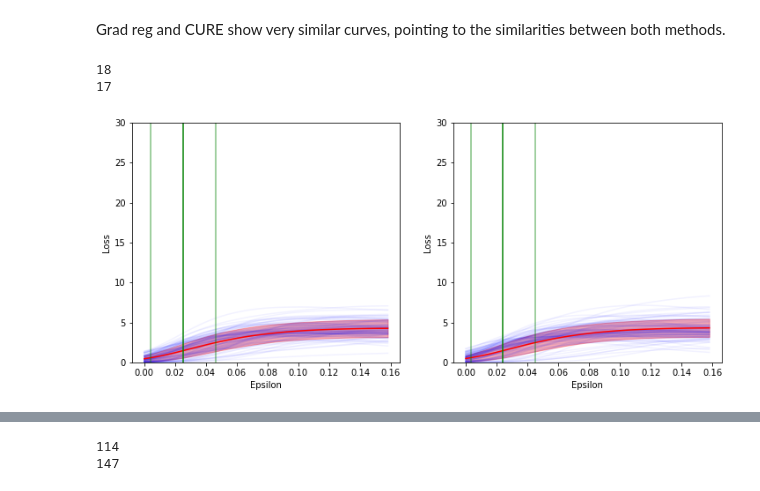
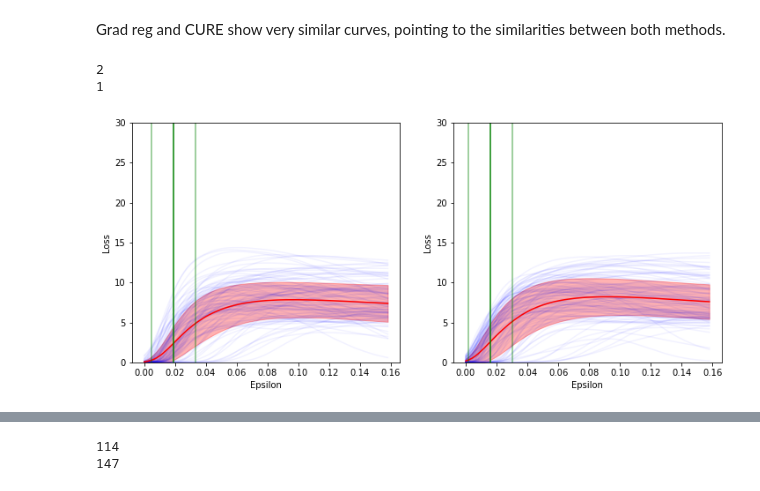
Before and after one commit to CarlosGomes98/false_sense_of_security, a Jupyter notebook: notebooks/Plot_Along_Grad.ipynb, the cells around one changed output, grey strips where cells are left out. Saved outputs shown, nothing was run; the diff lists cells and outputs as text; code cells hidden in the pictures.

```diff
--- a/notebooks/Plot_Along_Grad.ipynb
+++ b/notebooks/Plot_Along_Grad.ipynb
@@ -56,8 +56,14 @@ pgd_model.load_state_dict(torch.load("../models/pgd_e16_20e.model", map_location
 pgd_model_small = CIFAR_Res_Net().eval().to(device)
 pgd_model_small.load_state_dict(torch.load("../models/pgd_e8_20e.model", map_location=device))
 grad_reg_model = CIFAR_Res_Net().eval().to(device)
-grad_reg_model.load_state_dict(torch.load("../models/grad_reg_ld01_20e.model", map_location=device))
+grad_reg_model.load_state_dict(torch.load("../models/jac_regularization_ld01_20.model", map_location=device))
+grad_reg_model_1 = CIFAR_Res_Net().eval().to(device)
+grad_reg_model_1.load_state_dict(torch.load("../models/jac_regularization_ld1_20.model", map_location=device))
+grad_reg_model_05 = CIFAR_Res_Net().eval().to(device)
+grad_reg_model_05.load_state_dict(torch.load("../models/jac_regularization_ld05_20.model", map_location=device))
 cure = CUREResNet18().to(device).eval()
 cure[1].load_state_dict(torch.load("../models/RN18_CURE.pth", map_location=device)['net'])
+step = StepResNet18().to(device).eval()
+step.load_state_dict(torch.load("../models/rn18_std_step_convergence1.pt", map_location=device)['model_state_dict'])
 # %% [output]
 <All keys matched successfully>
@@ -172,8 +144,8 @@ plot_along_grad_n(pgd_model_small, [train_dataset, test_dataset], batch_size, 10
 # %% [markdown]
 Grad reg and CURE show very similar curves, pointing to the similarities between both methods.
 # %%
-plot_along_grad_n(grad_reg_model, [train_dataset, test_dataset], batch_size, 10000, device=device)
+plot_along_grad_n(grad_reg_model, [train_dataset, test_dataset], batch_size, 1000, device=device)
 # %% [output]
-18
-17
+2
+1
-[figure, old version]
+[figure, new version]
```
Also changed, not shown: parts of 15 cells of this notebook, 5 other files.
